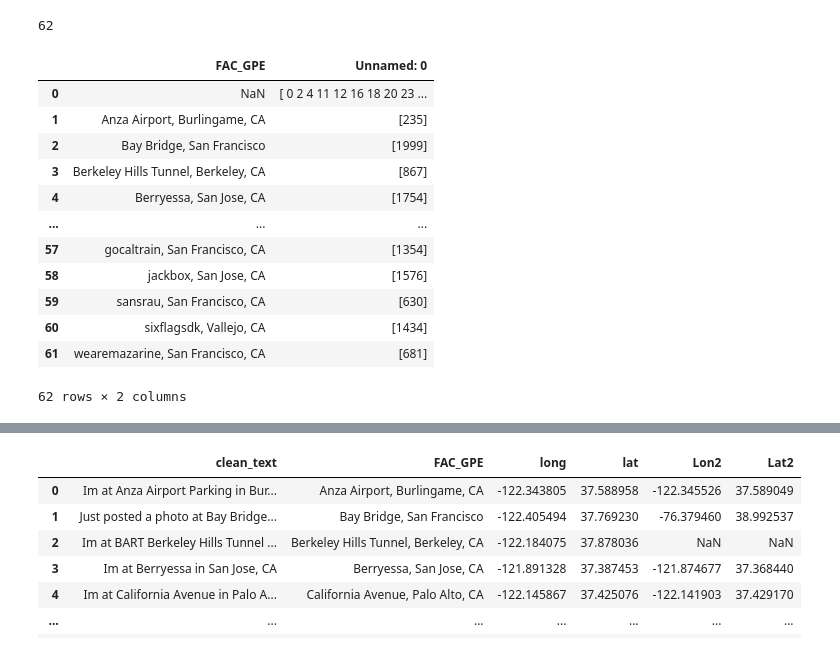
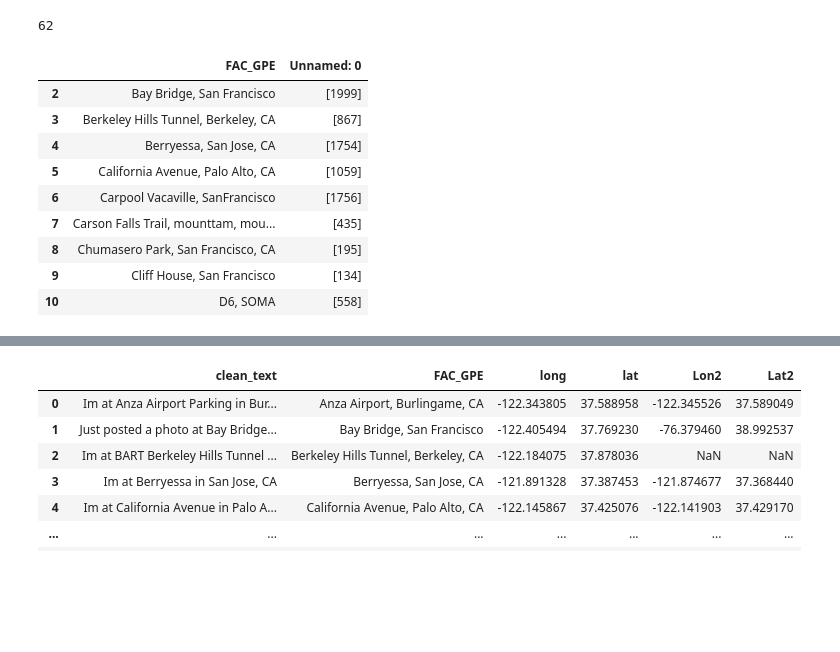
Before and after one commit to ZGIS/spring_school_ss2021, a Jupyter notebook: Location Extraction spaCy.ipynb, the cells around one changed output, grey strips where cells are left out. Drawn from its saved outputs; the diff is of its cells as text; code cells hidden in the pictures; blank space fills up the shorter version.

```diff
--- a/Location Extraction spaCy.ipynb
+++ b/Location Extraction spaCy.ipynb
@@ -24,7 +24,7 @@ import pandas as pd
 import numpy as np
 import sys, os
 
-#pd.set_option('display.max_colwidth', None)
+pd.set_option('display.max_colwidth', None)
 # %% [markdown]
 [Return to Table of Contents](#Table-of-contents)
 # %% [markdown]
@@ -345,21 +349,18 @@ outfilename = ('unique_FAC_GPE.csv')
 unique_FAC_GPE.to_csv(outfilename)
 # %%
 df1 = pd.read_csv('unique_FAC_GPE.csv')
-df1
+df1.loc[2:10] # Extracting a slice of the data
 # %% [output]
 |  | FAC_GPE | Unnamed: 0 |
-| 0 | NaN | [ 0 2 4 11 12 16 18 20 23 ... |
-| 1 | Anza Airport, Burlingame, CA | [235] |
 | 2 | Bay Bridge, San Francisco | [1999] |
 | 3 | Berkeley Hills Tunnel, Berkeley, CA | [867] |
 | 4 | Berryessa, San Jose, CA | [1754] |
-| ... | ... | ... |
-| 57 | gocaltrain, San Francisco, CA | [1354] |
-| 58 | jackbox, San Jose, CA | [1576] |
-| 59 | sansrau, San Francisco, CA | [630] |
-| 60 | sixflagsdk, Vallejo, CA | [1434] |
-| 61 | wearemazarine, San Francisco, CA | [681] |
+| 5 | California Avenue, Palo Alto, CA | [1059] |
+| 6 | Carpool Vacaville, SanFrancisco | [1756] |
+| 7 | Carson Falls Trail, mounttam, mou... | [435] |
+| 8 | Chumasero Park, San Francisco, CA | [195] |
+| 9 | Cliff House, San Francisco | [134] |
+| 10 | D6, SOMA | [558] |
-62 rows × 2 columns
 # %%
 # Extracting locations (raw, latitude, longitude)
 
```
Also changed, not shown: parts of 14 cells of this notebook.
